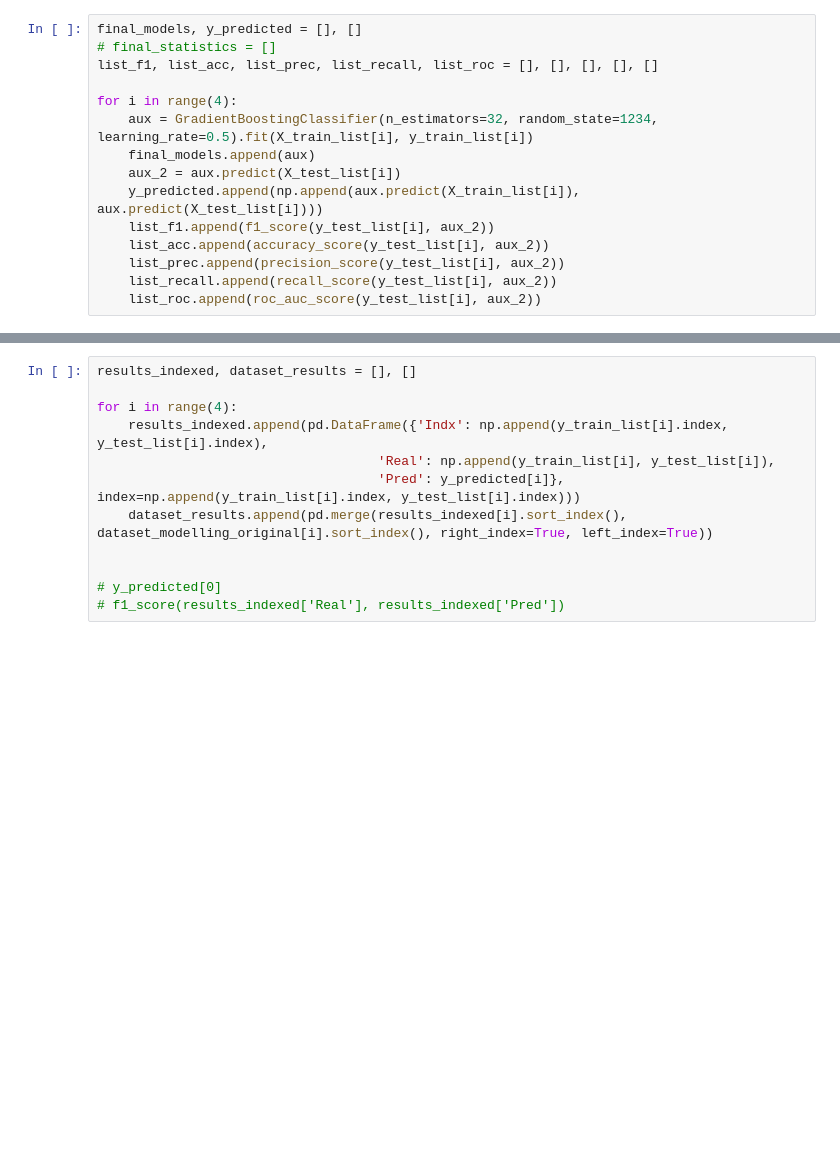
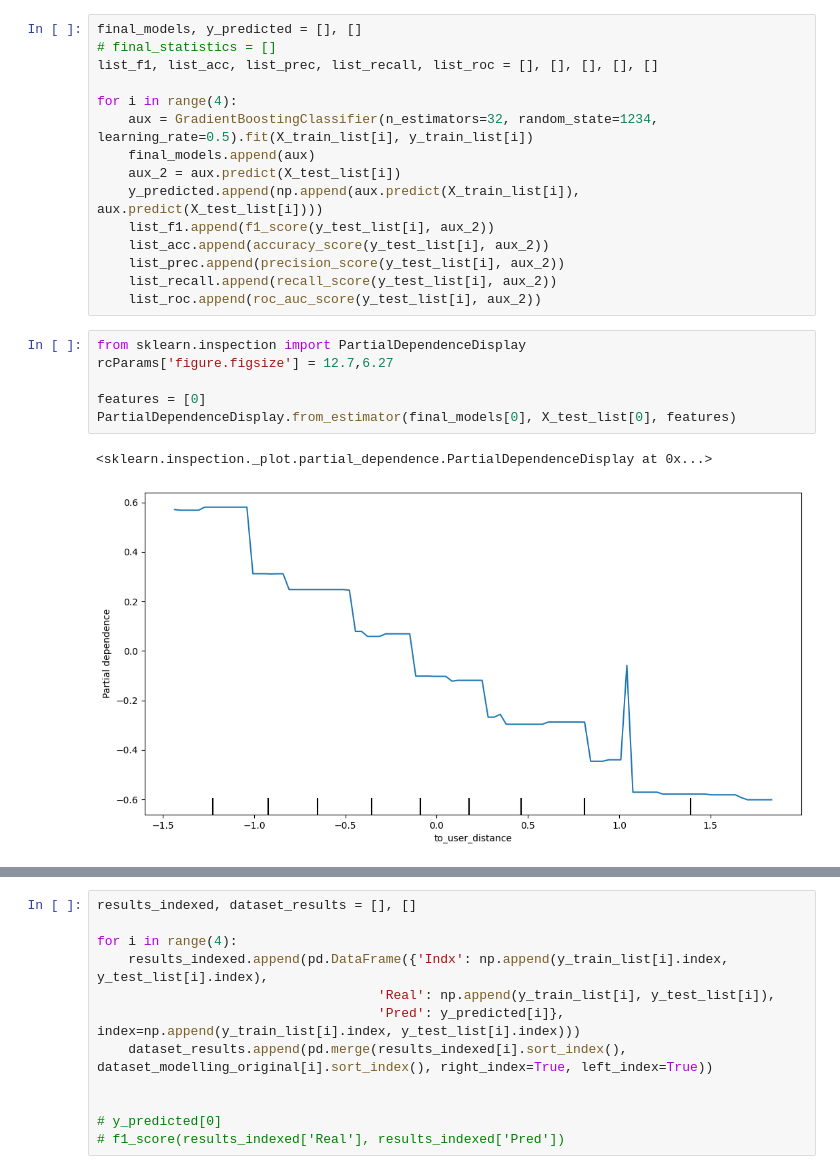
Before and after one commit to jdcarranzas/Prueba-Rappi, a Jupyter notebook: script.ipynb, the cells around one changed output, grey strips where cells are left out. Cells and saved outputs as stored; diff of their text form; blank space fills up the shorter version.

```diff
--- a/script.ipynb
+++ b/script.ipynb
@@ -632,3 +634,12 @@ for i in range(4):
     list_prec.append(precision_score(y_test_list[i], aux_2))
     list_recall.append(recall_score(y_test_list[i], aux_2))
     list_roc.append(roc_auc_score(y_test_list[i], aux_2))
+# %%
+from sklearn.inspection import PartialDependenceDisplay
+rcParams['figure.figsize'] = 12.7,6.27
+
+features = [0]
+PartialDependenceDisplay.from_estimator(final_models[0], X_test_list[0], features)
+# %% [output]
+<sklearn.inspection._plot.partial_dependence.PartialDependenceDisplay at 0x...>
+[figure, added]
```
Also changed, not shown: parts of 10 cells of this notebook, 3 other files.
